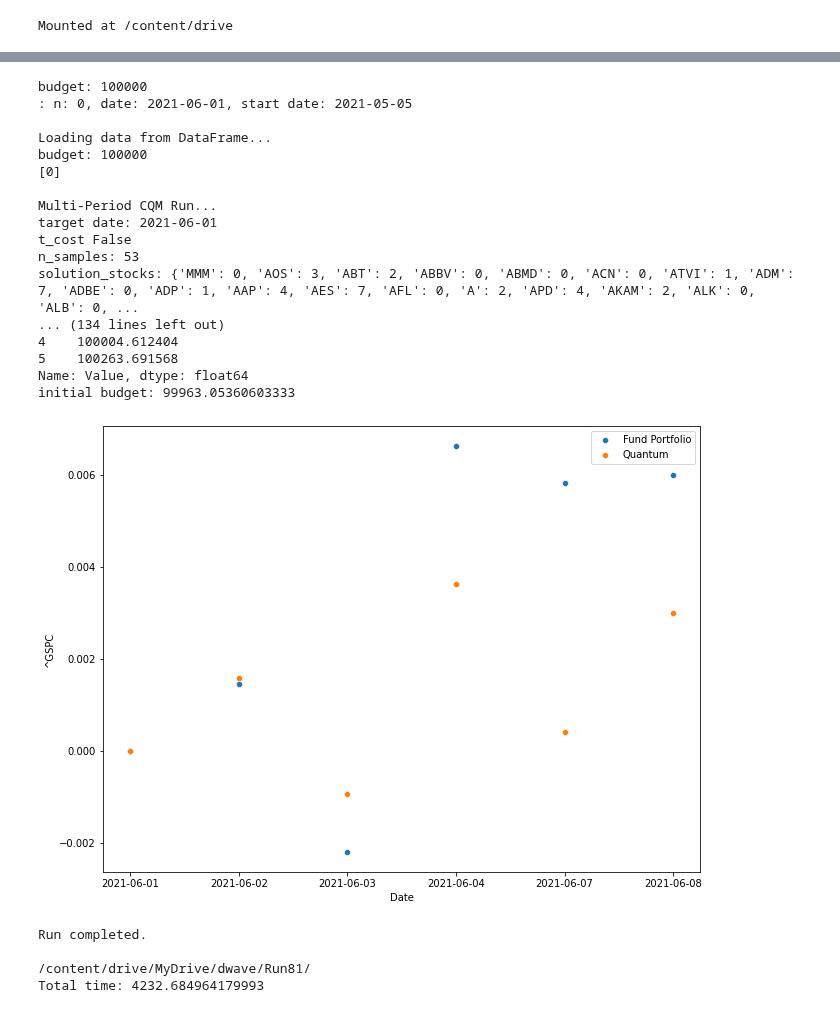
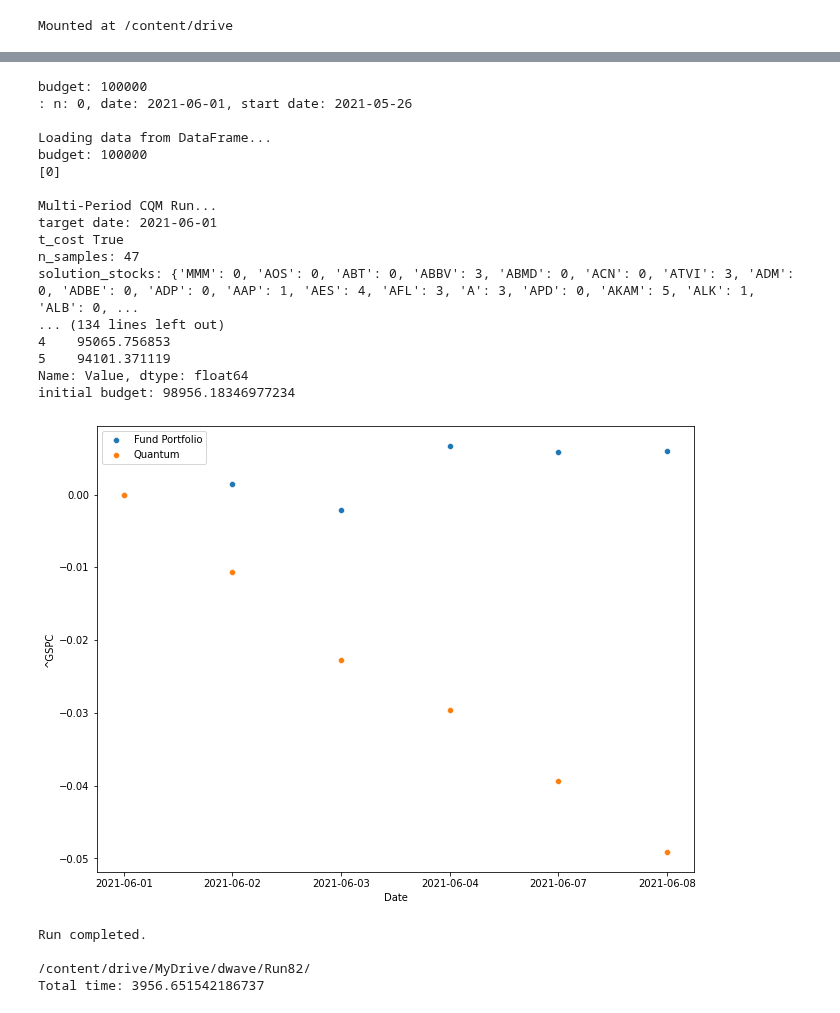
Before and after one commit to bvcmartins/dwaveDev, a Jupyter notebook: portfolioOptimization/solver.ipynb, the cells around one changed output, grey strips where cells are left out. Cells and saved outputs as stored; diff of their text form; code cells hidden in the pictures.

```diff
--- a/portfolioOptimization/solver.ipynb
+++ b/portfolioOptimization/solver.ipynb
@@ -659,7 +659,7 @@ if __name__ == '__main__':
             'budget': 100000,
             'bin_size': '',
             'gamma': '',
-            'alpha': 1.0,
+            'alpha': 0.005,
             'file_path': None,
             'baseline': '^GSPC',
             'max_risk': 0.0,
@@ -669,10 +669,10 @@ if __name__ == '__main__':
             'sampler_args': cred,
             'verbose': False,
             'num': 0,
-            't_cost': 0.0,
-            'label': 'Run81',
+            't_cost': 0.01,
+            'label': 'Run82',
             'init_holdings': None,
-            'window_size': 20,
+            'window_size': 5,
             'calculation_type': 'daily',
             'save_path': '/content/drive/MyDrive/dwave/'
         }
@@ -692,22 +692,22 @@ Loading live data from the web from Yahoo! finance from 2021-05-05 00:00:00 to 2
 budget: 100000
-: n: 0, date: 2021-06-01, start date: 2021-05-05
+: n: 0, date: 2021-06-01, start date: 2021-05-26
 
 Loading data from DataFrame...
 budget: 100000
 [0]
 
 Multi-Period CQM Run...
 target date: 2021-06-01
-t_cost False
-n_samples: 53
-solution_stocks: {'MMM': 0, 'AOS': 3, 'ABT': 2, 'ABBV': 0, 'ABMD': 0, 'ACN': 0, 'ATVI': 1, 'ADM': 7, 'ADBE': 0, 'ADP': 1, 'AAP': 4, 'AES': 7, 'AFL': 0, 'A': 2, 'APD': 4, 'AKAM': 2, 'ALK': 0, 'ALB': 0, ...
+t_cost True
+n_samples: 47
+solution_stocks: {'MMM': 0, 'AOS': 0, 'ABT': 0, 'ABBV': 3, 'ABMD': 0, 'ACN': 0, 'ATVI': 3, 'ADM': 0, 'ADBE': 0, 'ADP': 0, 'AAP': 1, 'AES': 4, 'AFL': 3, 'A': 3, 'APD': 0, 'AKAM': 5, 'ALK': 1, 'ALB': 0, ...
 ... (134 lines left out)
-4    100004.612404
-5    100263.691568
+4    95065.756853
+5    94101.371119
 Name: Value, dtype: float64
-initial budget: 99963.05360603333
+initial budget: 98956.18346977234
-[figure, old version]
+[figure, new version]
 Run completed.
 
-/content/drive/MyDrive/dwave/Run81/
-Total time: 4232.684964179993
+/content/drive/MyDrive/dwave/Run82/
+Total time: 3956.651542186737
```
Also changed, not shown: parts of 2 cells of this notebook.
